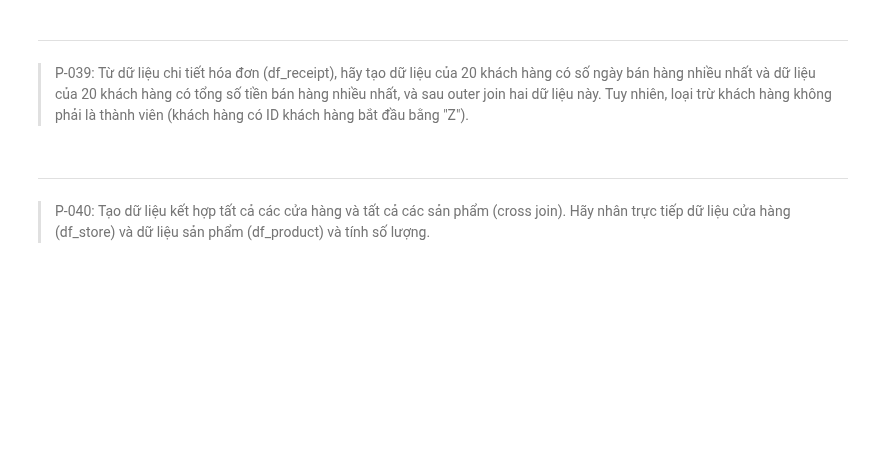
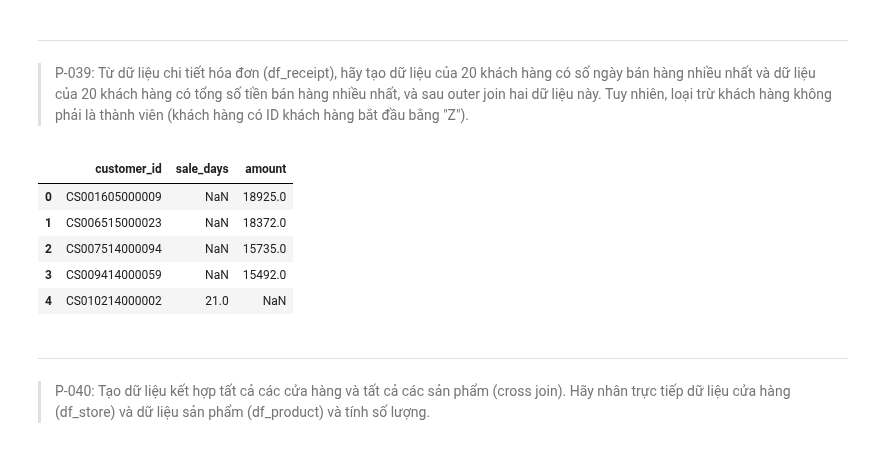
Before and after one commit to quoc-duc/LearnPandas, a Jupyter notebook: notebooks_vn/exercises/100_bai_tap_pandas_vn_exes.ipynb, the cells around one changed output. Cells and saved outputs as stored; diff of their text form; code cells hidden in the pictures; blank space fills up the shorter version.

```diff
--- a/notebooks_vn/exercises/100_bai_tap_pandas_vn_exes.ipynb
+++ b/notebooks_vn/exercises/100_bai_tap_pandas_vn_exes.ipynb
@@ -844,6 +852,29 @@ pd.merge(df_tmp["customer_id"], df_amount_sum, how="left", on="customer_id").fil
 # %% [markdown]
 ---
 > P-039: Từ dữ liệu chi tiết hóa đơn (df_receipt), hãy tạo dữ liệu của 20 khách hàng có số ngày bán hàng nhiều nhất và dữ liệu của 20 khách hàng có tổng số tiền bán hàng nhiều nhất, và sau outer join hai dữ liệu này. Tuy nhiên, loại trừ khách hàng không phải là thành viên (khách hàng có ID khách hàng bắt đầu bằng "Z").
+# %%
+df_data = df_receipt.query('not customer_id.str.startswith("Z")')
+
+df_cnt = (
+    df_data[~df_data.duplicated(subset=['customer_id', 'sales_ymd'])]
+    .groupby('customer_id').sales_ymd.count().reset_index()
+    .rename(columns={"sales_ymd": "sale_days"})
+    .sort_values('sale_days', ascending=False).head(20)
+)
+
+df_sum = (
+    df_data.groupby('customer_id').amount.sum().reset_index()
+    .sort_values('amount', ascending=False).head(20)
+)
+
+pd.merge(df_cnt, df_sum, how='outer', on='customer_id').head()
+# %% [output]
+|  | customer_id | sale_days | amount |
+| 0 | CS001605000009 | NaN | 18925.0 |
+| 1 | CS006515000023 | NaN | 18372.0 |
+| 2 | CS007514000094 | NaN | 15735.0 |
+| 3 | CS009414000059 | NaN | 15492.0 |
+| 4 | CS010214000002 | 21.0 | NaN |
 # %% [markdown]
 ---
 > P-040: Tạo dữ liệu kết hợp tất cả các cửa hàng và tất cả các sản phẩm (cross join). Hãy nhân trực tiếp dữ liệu cửa hàng (df_store) và dữ liệu sản phẩm (df_product) và tính số lượng.
```
Also changed, not shown: parts of 1 cell of this notebook.
